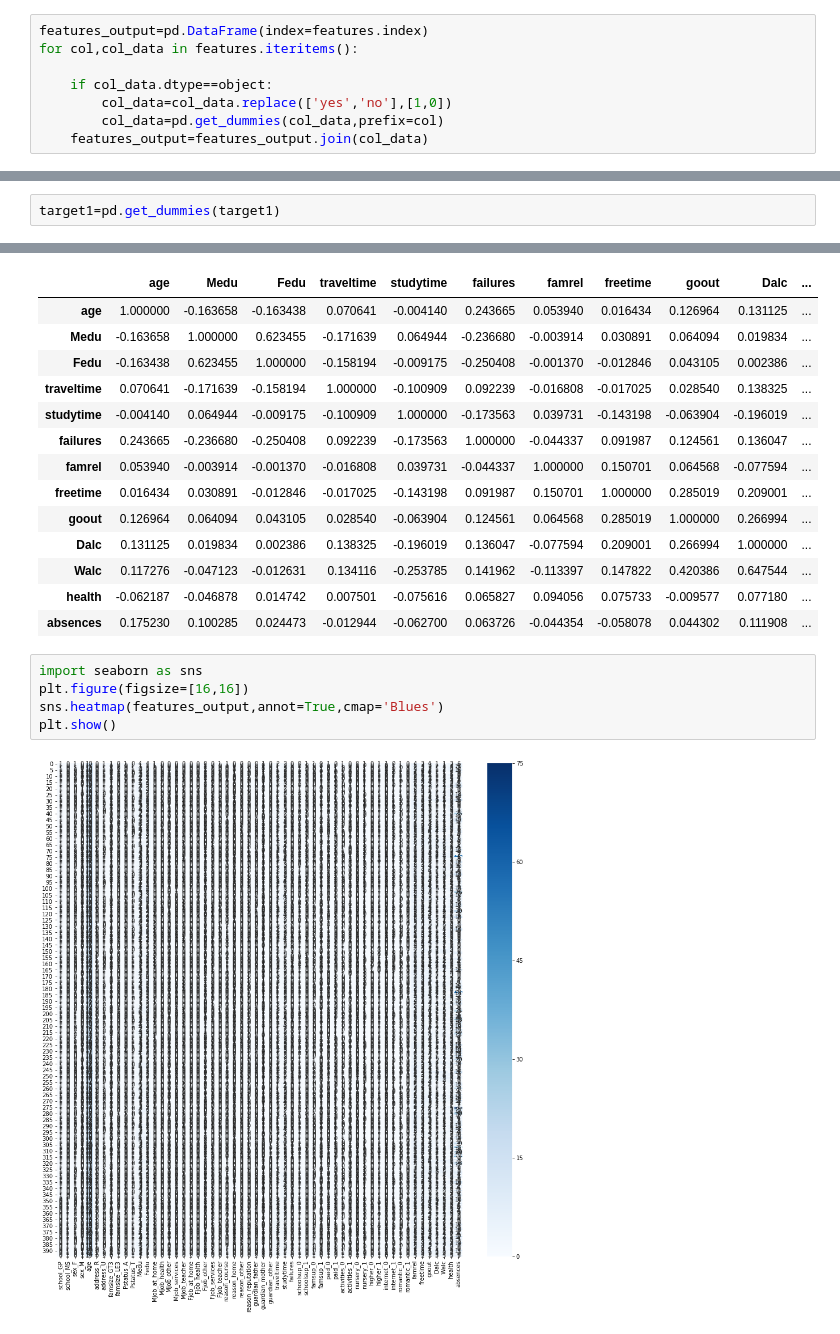
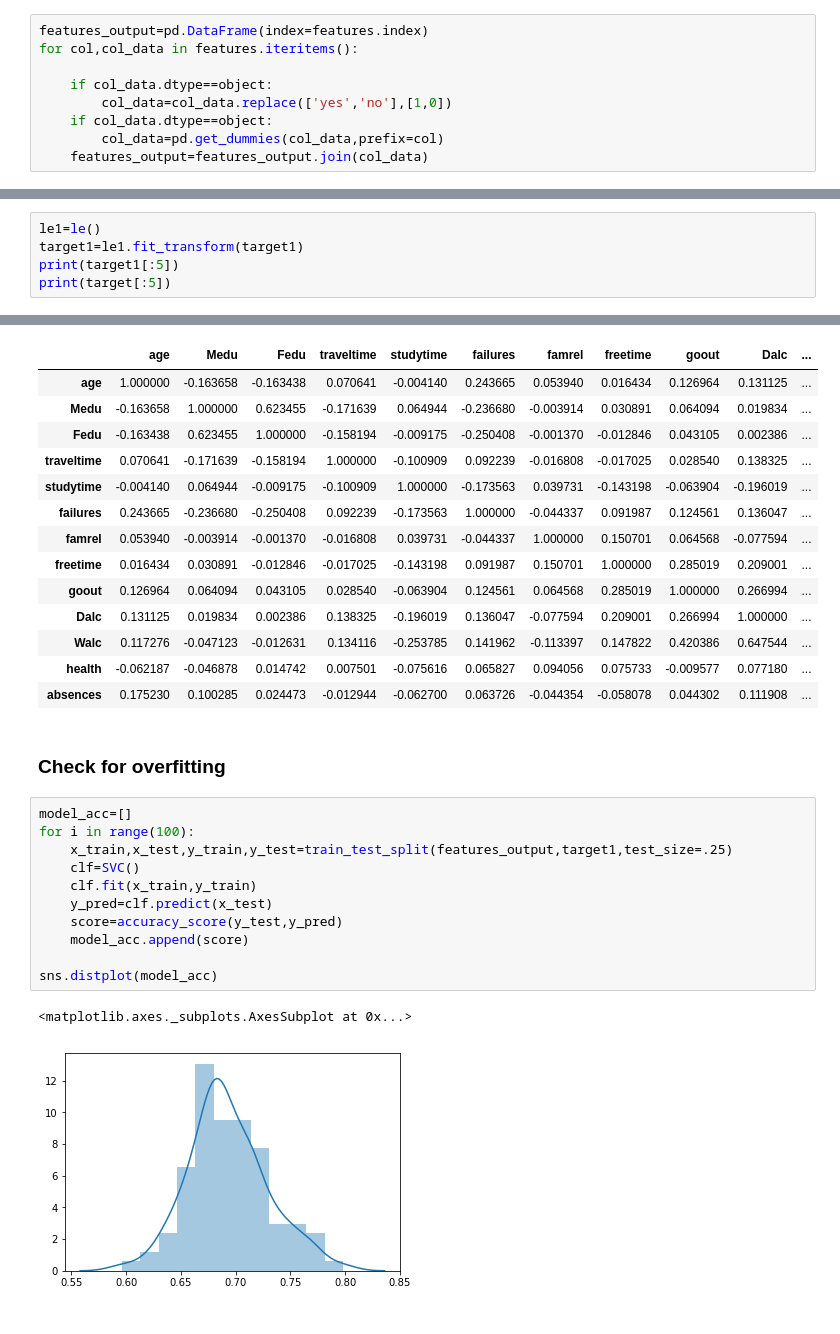
Before and after one commit to Aummul-B/Machine-Learning, a Jupyter notebook: Student Intervention/Student Intervention.ipynb, the cells around one changed output, grey strips where cells are left out. Drawn from its saved outputs; the diff is of its cells as text.

```diff
--- a/Student Intervention/Student Intervention.ipynb
+++ b/Student Intervention/Student Intervention.ipynb
@@ -82,6 +81,7 @@ for col,col_data in features.iteritems():
 
     if col_data.dtype==object:
         col_data=col_data.replace(['yes','no'],[1,0])
+    if col_data.dtype==object:
         col_data=pd.get_dummies(col_data,prefix=col)
     features_output=features_output.join(col_data)
 # %%
@@ -104,4 +97,2 @@ ohe=OneHotEncoder()
 # %%
 target1=target
-# %%
-target1=pd.get_dummies(target1)
@@ -118,0 +106,5 @@ target=target.replace(['yes','no'],[1,0])
+# %%
+le1=le()
+target1=le1.fit_transform(target1)
+print(target1[:5])
+print(target[:5])
@@ -194,10 +215,19 @@ corr
 | Walc | 0.117276 | -0.047123 | -0.012631 | 0.134116 | -0.253785 | 0.141962 | -0.113397 | 0.147822 | 0.420386 | 0.647544 | ... |
 | health | -0.062187 | -0.046878 | 0.014742 | 0.007501 | -0.075616 | 0.065827 | 0.094056 | 0.075733 | -0.009577 | 0.077180 | ... |
 | absences | 0.175230 | 0.100285 | 0.024473 | -0.012944 | -0.062700 | 0.063726 | -0.044354 | -0.058078 | 0.044302 | 0.111908 | ... |
-# %%
-import seaborn as sns
-plt.figure(figsize=[16,16])
-sns.heatmap(features_output,annot=True,cmap='Blues')
-plt.show()
-# %% [output]
-[figure, removed]
+# %% [markdown]
+### Check for overfitting
+# %%
+model_acc=[]
+for i in range(100):
+    x_train,x_test,y_train,y_test=train_test_split(features_output,target1,test_size=.25)
+    clf=SVC()
+    clf.fit(x_train,y_train)
+    y_pred=clf.predict(x_test)
+    score=accuracy_score(y_test,y_pred)
+    model_acc.append(score)
+
+sns.distplot(model_acc)
+# %% [output]
+<matplotlib.axes._subplots.AxesSubplot at 0x...>
+[figure, added]
```
Also changed, not shown: parts of 26 cells of this notebook, 1 other file.
